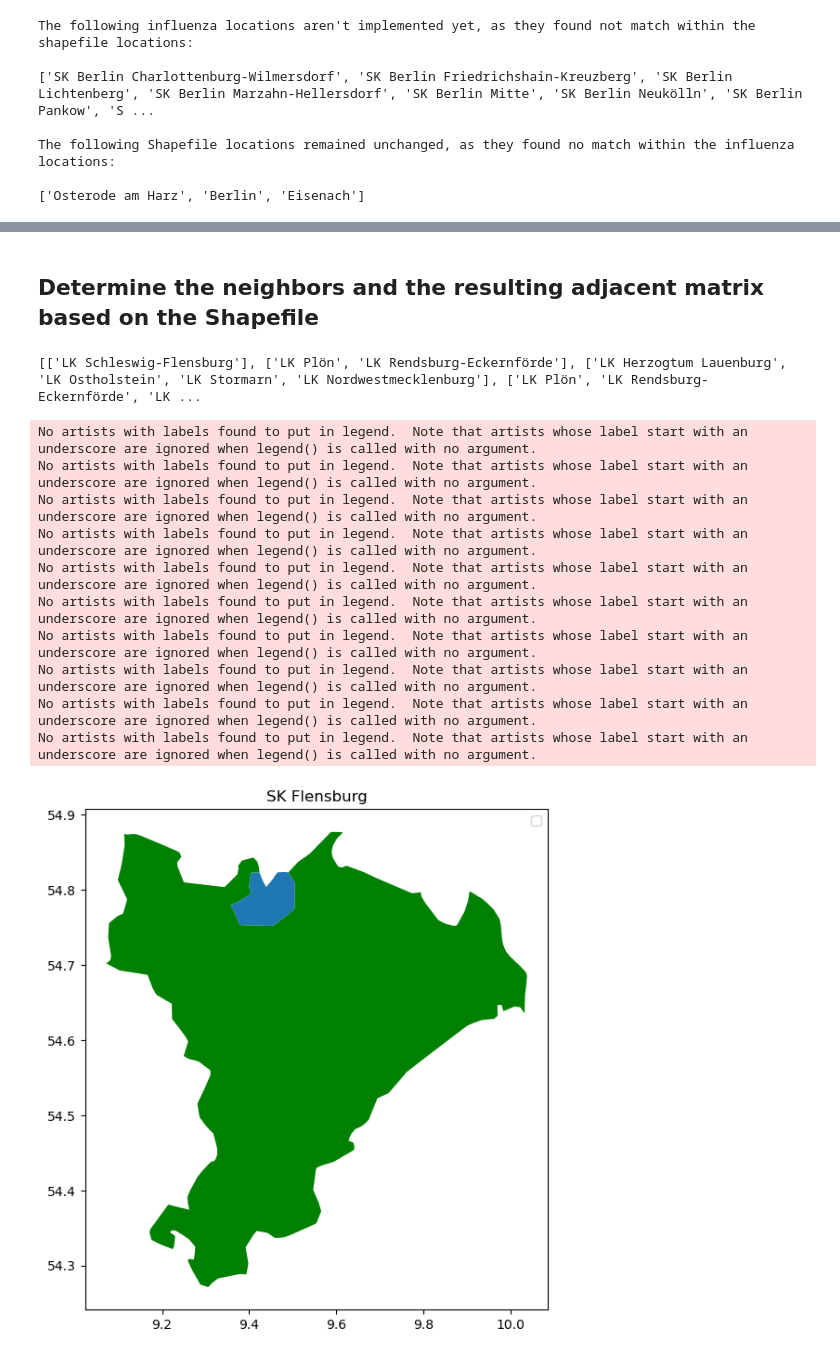
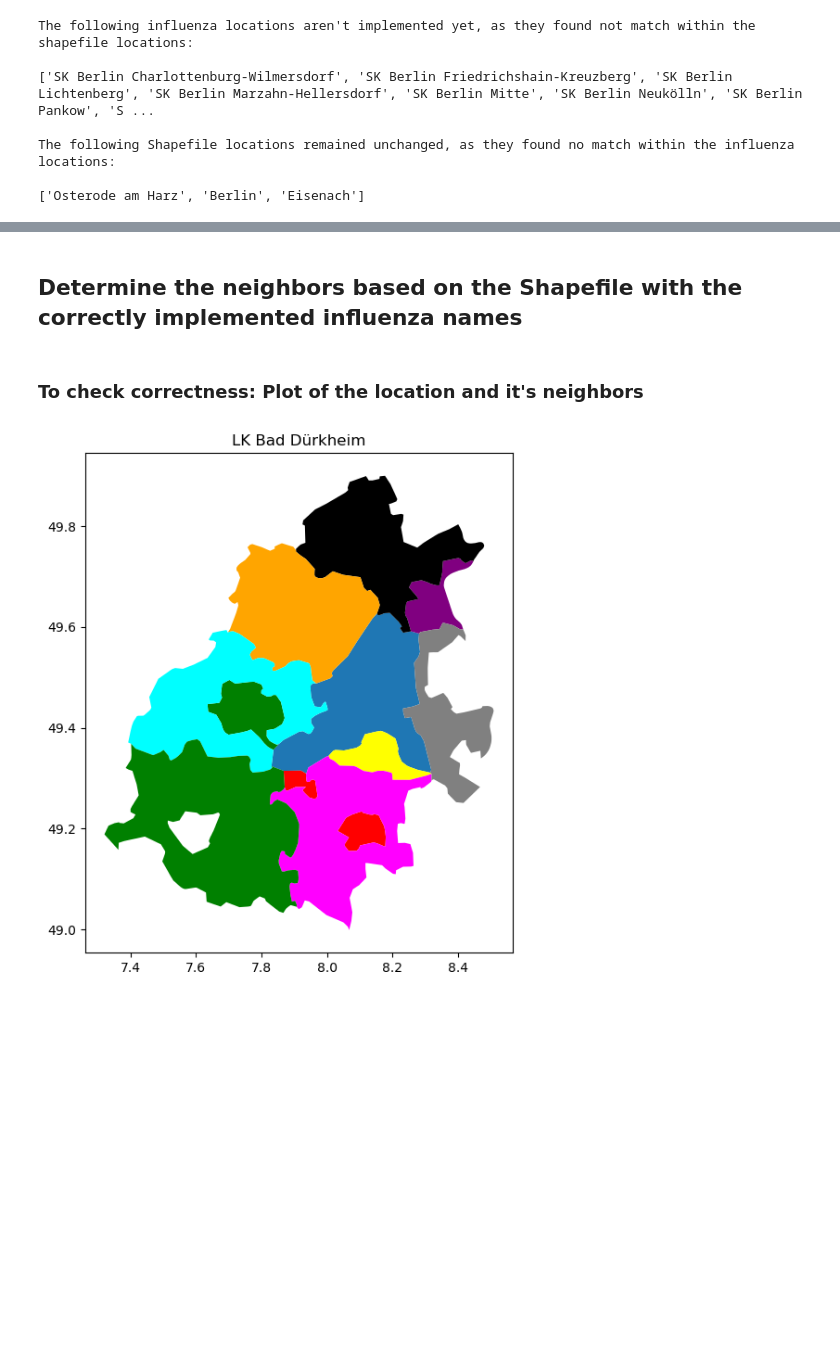
Before and after one commit to Kai-Ref/DeepAR_InfluenzaForecast, a Jupyter notebook: Notebooks/Shapefile.ipynb, the cells around one changed output, grey strips where cells are left out. Saved outputs shown, nothing was run; the diff lists cells and outputs as text; code cells hidden in the pictures; blank space fills up the shorter version.

Commit message:
Cleanup of the Shapefile.ipynb

```diff
--- a/Notebooks/Shapefile.ipynb
+++ b/Notebooks/Shapefile.ipynb
@@ -169,46 +125,31 @@ print(df[df.location.isin(brandenburg)])
 # %% [markdown]
-## Determine the neighbors and the resulting adjacent matrix based on the Shapefile
+## Determine the neighbors based on the Shapefile with the correctly implemented influenza names
 # %%
+df["my_neighbors"] = ""
 for index, row in df.iterrows():
+    # determine the nieghboring regions and select their location name
     neighbors = list(df[(df.geometry.touches(row['geometry'])) | (df.geometry.overlaps(row['geometry']))].location)
-    if type(neighbors) != list():
-        neighbors = list(neighbors)
+    # remove the location itself, if it's within the determined neighbors
     if row.location in neighbors:
         neighbors = neighbors.remove(row.location)
     if neighbors is not None:
-        df.at[index, "my_neighbors"] = neighbors#", ".join(neighbors)
-    #else:
-     #   print(f"NONE für {row.location}")
-#print(neighbors)
-
+        df.at[index, "my_neighbors"] = neighbors
 df['my_neighbors'] = df['my_neighbors'].fillna("nan")
-#df.loc[df.my_neighbors == "nan",'my_neighbors'] = ['nan']
-print(list(df.my_neighbors))
-# %% [output]
-[['LK Schleswig-Flensburg'], ['LK Plön', 'LK Rendsburg-Eckernförde'], ['LK Herzogtum Lauenburg', 'LK Ostholstein', 'LK Stormarn', 'LK Nordwestmecklenburg'], ['LK Plön', 'LK Rendsburg-Eckernförde', 'LK ...
+# %% [markdown]
+### To check correctness: Plot of the location and it's neighbors
 # %%
 colors = ["green", "red", "yellow" , "purple", "black", "orange", "cyan", "magenta", "grey"]*2
-for location in df.location.unique()[:10]:
+selection = ["LK Bad Dürkheim"]
+for location in selection:
     location_df = df.loc[df.location == location].copy()
     fig, ax = plt.subplots(1, 1, figsize=(10, 7))
     location_df.plot(ax=ax)
     plt.title(f"{location}")
     neighbors = list(location_df["my_neighbors"])
     if len(neighbors) >0:
         for neighbor in neighbors:
             neighbor_df = df.loc[df.location.isin(list(neighbor))].copy()
             neighbor_df.plot(neighbor_df, ax=ax, color=colors, legend=True)
-    plt.legend()
 plt.show()
 # %% [output]
-No artists with labels found to put in legend.  Note that artists whose label start with an underscore are ignored when legend() is called with no argument.
-No artists with labels found to put in legend.  Note that artists whose label start with an underscore are ignored when legend() is called with no argument.
-No artists with labels found to put in legend.  Note that artists whose label start with an underscore are ignored when legend() is called with no argument.
-No artists with labels found to put in legend.  Note that artists whose label start with an underscore are ignored when legend() is called with no argument.
-No artists with labels found to put in legend.  Note that artists whose label start with an underscore are ignored when legend() is called with no argument.
-No artists with labels found to put in legend.  Note that artists whose label start with an underscore are ignored when legend() is called with no argument.
-No artists with labels found to put in legend.  Note that artists whose label start with an underscore are ignored when legend() is called with no argument.
-No artists with labels found to put in legend.  Note that artists whose label start with an underscore are ignored when legend() is called with no argument.
-No artists with labels found to put in legend.  Note that artists whose label start with an underscore are ignored when legend() is called with no argument.
-No artists with labels found to put in legend.  Note that artists whose label start with an underscore are ignored when legend() is called with no argument.
-[figure, old version]
+[figure, new version]
```
Also changed, not shown: parts of 14 cells of this notebook, 2 other files.
